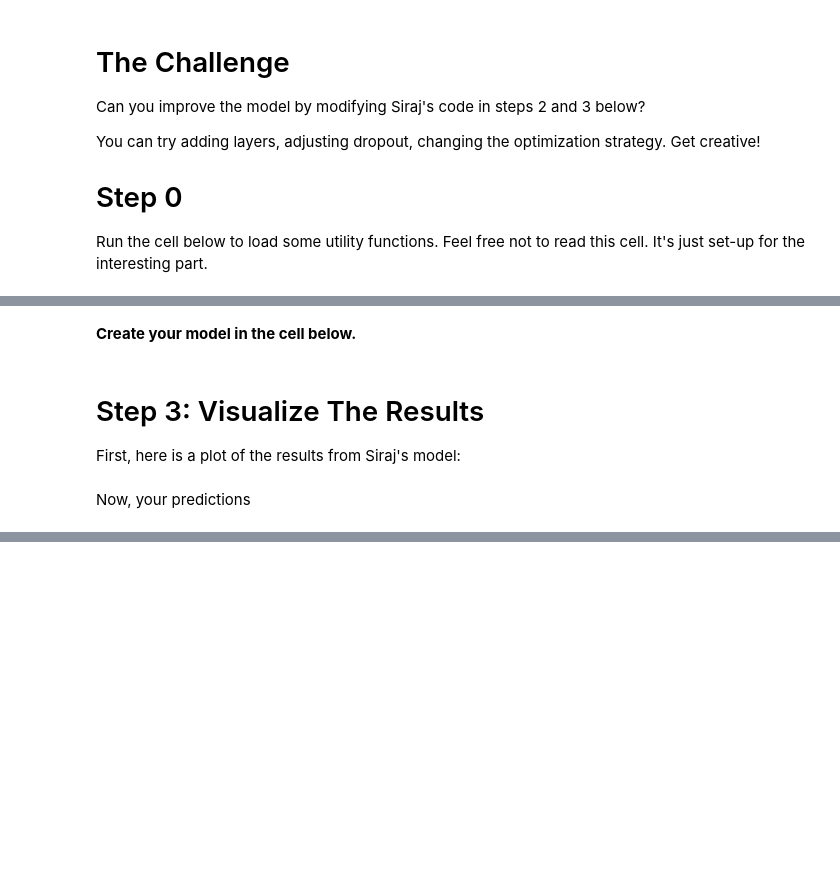
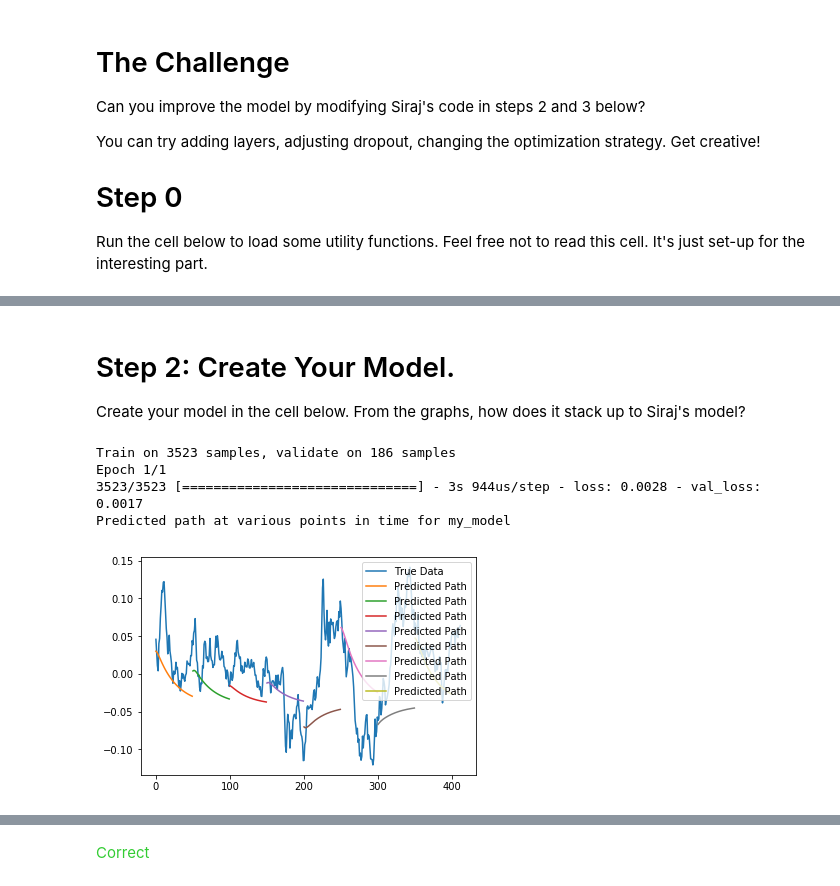
Before and after one commit to Kaggle/learntools, a Jupyter notebook: learntools/time_series_with_siraj/nbs/ex1_testing.ipynb, the cells around one changed output, grey strips where cells are left out. Drawn from its saved outputs; the diff is of its cells as text; code cells hidden in the pictures; blank space fills up the shorter version.

```diff
--- a/learntools/time_series_with_siraj/nbs/ex1_testing.ipynb
+++ b/learntools/time_series_with_siraj/nbs/ex1_testing.ipynb
@@ -91,2 +108,4 @@ siraj_model.fit(
 # %% [markdown]
-**Create your model in the cell below.**
+# Step 2: Create Your Model.
+
+Create your model in the cell below. From the graphs, how does it stack up to Siraj's model?
@@ -107,4 +111,0 @@ my_model.fit(
-# %% [markdown]
-# Step 3: Visualize The Results
-
-First, here is a plot of the results from Siraj's model:
@@ -114,2 +111,0 @@ plot_results_multiple(siraj_predictions, y_test, 50)
-# %% [markdown]
-Now, your predictions
@@ -118,0 +112,33 @@ plot_results_multiple(my_predictions, y_test, 50)
+# %%
+
+my_model = Sequential()
+
+my_model.add(LSTM(
+    input_shape=(None, 1),
+    units=50,
+    return_sequences=True))
+
+
+my_model.add(LSTM(100, return_sequences=False))
+my_model.add(Dropout(0.2))
+
+my_model.add(Dense(1))
+my_model.add(Activation('linear'))
+
+my_model.compile(loss='mse', optimizer='rmsprop')
+
+
+my_model.fit(
+    X_train,
+    y_train,
+    batch_size=512,
+    epochs=1,
+    validation_split=0.05)
+
+step_2.check()
+# %% [output]
+Train on 3523 samples, validate on 186 samples
+Epoch 1/1
+3523/3523 [==============================] - 3s 944us/step - loss: 0.0028 - val_loss: 0.0017
+Predicted path at various points in time for my_model
+[figure, added]
@@ -118,0 +146 @@ plot_results_multiple(my_predictions, y_test, 50)
+<span style="color:#33cc33">Correct</span>
```
Also changed, not shown: parts of 8 cells of this notebook, 5 other files.
